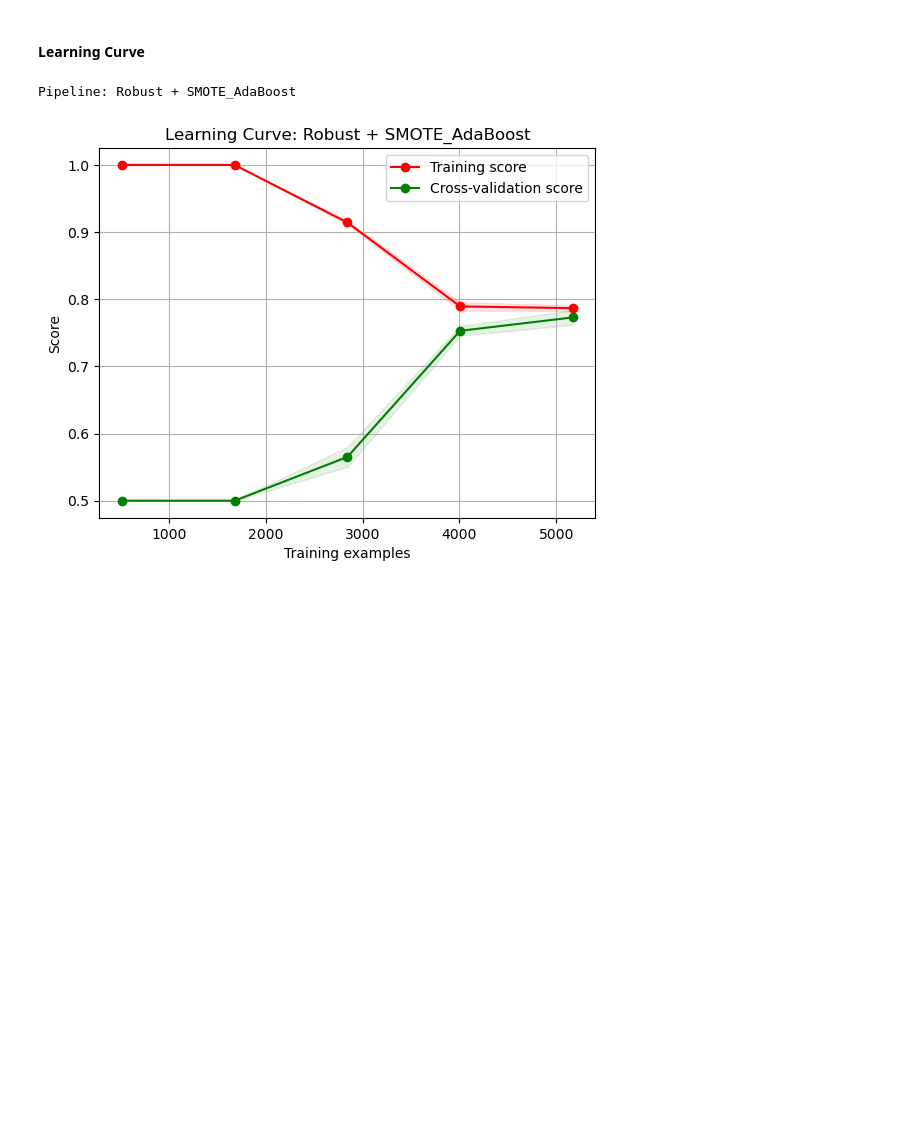
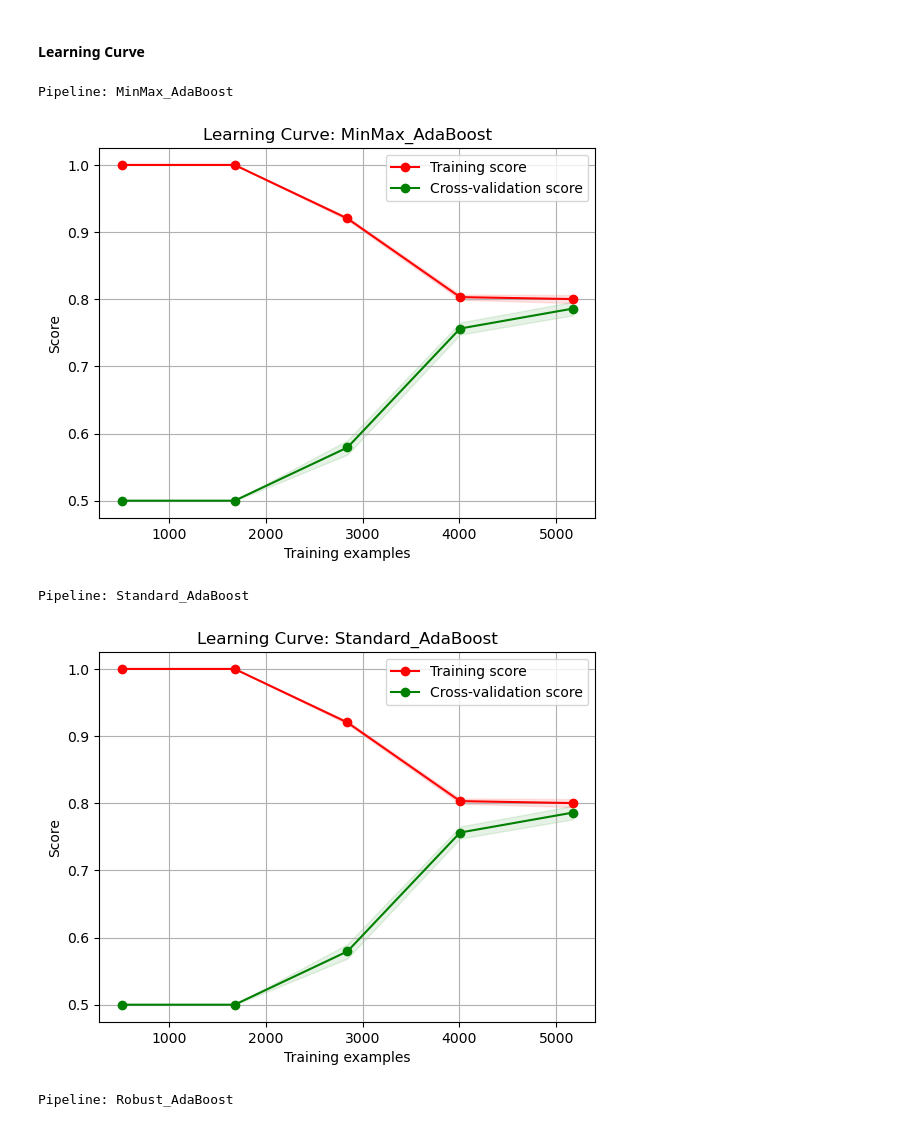
Before and after one commit to danielamartinezli/wine_classification, a Jupyter notebook: notebook/wine_quality.ipynb, the cells around one changed output. Cells and saved outputs as stored; diff of their text form; code cells hidden in the pictures; blank space fills up the shorter version.

```diff
--- a/notebook/wine_quality.ipynb
+++ b/notebook/wine_quality.ipynb
@@ -1225,15 +1203,15 @@ weighted avg       0.83      0.71      0.74      1330
 # %%
 # Define the pipeline with a list of (name, transformer) tuples
 pipelines = [
-    ('MinMax + Logistic Regression + Upsampling', Pipeline([
+    ('MinMax + Logistic Regression', Pipeline([
         ('scaler', MinMaxScaler()),
         ('classifier', LogisticRegression())
     ])),
-    ('Standard + Logistic Regression + Upsampling', Pipeline([
+    ('Standard + Logistic Regression', Pipeline([
         ('scaler', StandardScaler()),
         ('classifier', LogisticRegression())
     ])),
-    ('Robust + Logistic Regression + Upsampling', Pipeline([
+    ('Robust + Logistic Regression', Pipeline([
         ('scaler', RobustScaler()),
         ('classifier', LogisticRegression())
     ]))
@@ -1241,16 +1219,16 @@ pipelines = [
 
 # Define parameter grids for grid search
 param_grids = {
-    'MinMax + Logistic Regression + Upsampling': {
+    'MinMax + Logistic Regression': {
         'scaler__feature_range': [(0, 1)],  # MinMaxScaler feature range
         'classifier__C': [1.0, 10.0,100]  # LogisticRegression regularization parameter (C)
     },
-    'Standard + Logistic Regression + Upsampling': {
+    'Standard + Logistic Regression': {
         'scaler__with_mean': [True, False],  # StandardScaler centering
         'scaler__with_std': [True, False],   # StandardScaler scaling
         'classifier__C': [0.1, 1.0, 10.0]    # LogisticRegression regularization parameter (C)
     },
-    'Robust + Logistic Regression + Upsampling': {
+    'Robust + Logistic Regression': {
         'scaler__quantile_range': [(25.0, 75.0)],  # RobustScaler quantile range
         'classifier__C': [0.1, 1.0, 10.0]           # LogisticRegression regularization parameter (C)
     }
@@ -2241,7 +2190,7 @@ test_scores_n55_d3_min = []
 
 # Define parameter ranges
 n_range = range(5, 101, 5)
-min_samples_leaf_values = [11,12]  # Define different values for min_samples_leaf
+min_samples_leaf_values = [10,11,12]  # Define different values for min_samples_leaf
 
 # Loop over different values of n_estimators and min_samples_leaf
 for min_samples_leaf in min_samples_leaf_values:
@@ -2291,7 +2240,7 @@ train_scores_n55_d3_min = []
 test_scores_n55_d3_min = []
 n_range = range(5, 101, 5)
 for n in n_range:
-    RF_model = RandomForestClassifier(n_estimators = 55, max_depth = 3, min_samples_leaf=12)
+    RF_model = RandomForestClassifier(n_estimators = 55, max_depth = 3, min_samples_leaf=11)
     RF_model.fit(X_train, y_train)
     train_scores_n55_d3_min.append(RF_model.score(X_train, y_train))
     test_scores_n55_d3_min.append(RF_model.score(X_test, y_test))
@@ -2886,44 +2818,64 @@ The best combination was learning rate = 1.5 and n_estimators high number of est
 # %% [markdown]
 #### Learning Curve
 # %%
-from sklearn.model_selection import learning_curve  # Import learning_curve function
+from sklearn.model_selection import learning_curve
+
+# Define the AdaBoost classifier
+ada_clf = AdaBoostClassifier(n_estimators=100)
+
+# Define the pipeline steps with different scalers
+scalers = [('MinMax', MinMaxScaler()), ('Standard', StandardScaler()), ('Robust', RobustScaler())]
+
+# Create a list of pipelines (each combining a scaler with AdaBoost classifier)
+pipelines = []
+for scaler_name, scaler in scalers:
+    pipeline_name = f'{scaler_name}_AdaBoost'
+    pipeline = Pipeline([
+        (scaler_name, scaler),
+        ('AdaBoost', ada_clf)
+    ])
+    pipelines.append((pipeline_name, pipeline))
 
 # Define a function to plot learning curve
 def plot_learning_curve(estimator, title, X, y, ylim=None, cv=None, train_sizes=np.linspace(.1, 1.0, 5)):
     plt.figure()
     plt.title(title)
     if ylim is not None:
         plt.ylim(*ylim)
     plt.xlabel("Training examples")
     plt.ylabel("Score")
     train_sizes, train_scores, test_scores, fit_times, _ = \
         learning_curve(estimator, X, y, cv=cv, n_jobs=-1,
                        train_sizes=train_sizes,
                        return_times=True)
     train_scores_mean = np.mean(train_scores, axis=1)
     train_scores_std = np.std(train_scores, axis=1)
     test_scores_mean = np.mean(test_scores, axis=1)
     test_scores_std = np.std(test_scores, axis=1)
     plt.grid()
 
     plt.fill_between(train_sizes, train_scores_mean - train_scores_std,
                      train_scores_mean + train_scores_std, alpha=0.1,
                      color="r")
     plt.fill_between(train_sizes, test_scores_mean - test_scores_std,
                      test_scores_mean + test_scores_std, alpha=0.1, color="g")
     plt.plot(train_sizes, train_scores_mean, 'o-', color="r",
              label="Training score")
     plt.plot(train_sizes, test_scores_mean, 'o-', color="g",
              label="Cross-validation score")
 
     plt.legend(loc="best")
     return plt
 
-# Fit the pipeline, evaluate, and plot learning curve
-print(f"Pipeline: {pipeline_name}")
-title = f"Learning Curve: {pipeline_name}"
-plot_learning_curve(pipeline, title, X_train_up, y_train_up, cv=5)
-plt.show()
+# Fit each pipeline, evaluate, and plot learning curve
+for pipeline_name, pipeline in pipelines:
+    print(f"Pipeline: {pipeline_name}")
+    title = f"Learning Curve: {pipeline_name}"
+    plot_learning_curve(pipeline, title, X_train_up, y_train_up, cv=5)
+    plt.show()
 # %% [output]
-Pipeline: Robust + SMOTE_AdaBoost
+Pipeline: MinMax_AdaBoost
-[figure, old version]
+[figure, new version]
+Pipeline: Standard_AdaBoost
+[figure, added]
+Pipeline: Robust_AdaBoost
```
Also changed, not shown: parts of 119 cells of this notebook.
